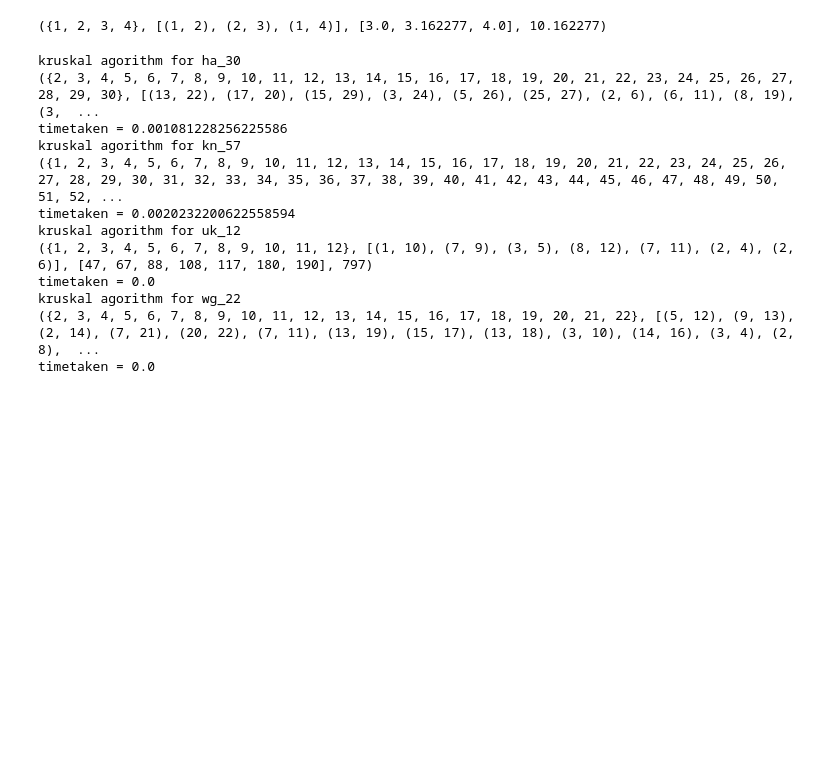
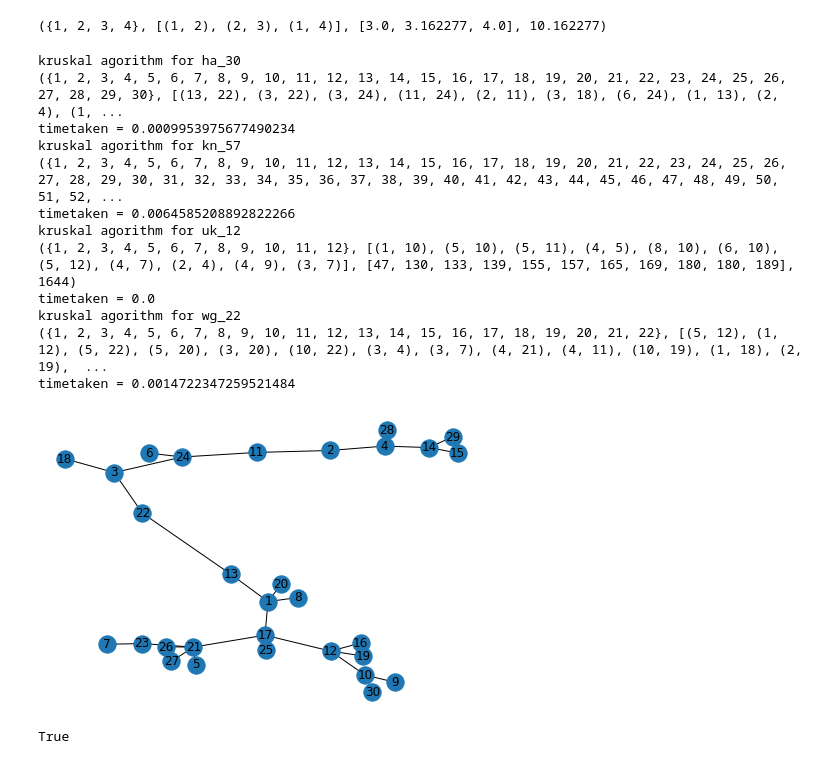
Before and after one commit to Pullabhatla/M2R, a Jupyter notebook: notebooks/kruskal2.ipynb, the cells around one changed output. Drawn from its saved outputs; the diff is of its cells as text; code cells hidden in the pictures; blank space fills up the shorter version.

Commit message:
kruskal fix and plot of minspan trees in kruskal2

```diff
--- a/notebooks/kruskal2.ipynb
+++ b/notebooks/kruskal2.ipynb
@@ -128,22 +128,36 @@ KGM = [MST(i) for i in GM_G]  # turn into MST objects where kruskals algorithm i
 lis = ['ha_30', 'kn_57', 'uk_12', 'wg_22']
 # %%
 #from time import
+kruskal_output = []
 for  i in range(4):
     print(f'kruskal agorithm for {lis[i]}')
     t0 = time()
-    print(KGM[i].kruskal())
+    b = KGM[i].kruskal()
+    kruskal_output.append(b)
+    print(b)
     t1 = time()
     print(f'timetaken = {t1 - t0}')
 # %% [output]
 kruskal agorithm for ha_30
-({2, 3, 4, 5, 6, 7, 8, 9, 10, 11, 12, 13, 14, 15, 16, 17, 18, 19, 20, 21, 22, 23, 24, 25, 26, 27, 28, 29, 30}, [(13, 22), (17, 20), (15, 29), (3, 24), (5, 26), (25, 27), (2, 6), (6, 11), (8, 19), (3,  ...
-timetaken = 0.001081228256225586
+({1, 2, 3, 4, 5, 6, 7, 8, 9, 10, 11, 12, 13, 14, 15, 16, 17, 18, 19, 20, 21, 22, 23, 24, 25, 26, 27, 28, 29, 30}, [(13, 22), (3, 22), (3, 24), (11, 24), (2, 11), (3, 18), (6, 24), (1, 13), (2, 4), (1, ...
+timetaken = 0.0009953975677490234
 kruskal agorithm for kn_57
 ({1, 2, 3, 4, 5, 6, 7, 8, 9, 10, 11, 12, 13, 14, 15, 16, 17, 18, 19, 20, 21, 22, 23, 24, 25, 26, 27, 28, 29, 30, 31, 32, 33, 34, 35, 36, 37, 38, 39, 40, 41, 42, 43, 44, 45, 46, 47, 48, 49, 50, 51, 52, ...
-timetaken = 0.0020232200622558594
+timetaken = 0.0064585208892822266
 kruskal agorithm for uk_12
-({1, 2, 3, 4, 5, 6, 7, 8, 9, 10, 11, 12}, [(1, 10), (7, 9), (3, 5), (8, 12), (7, 11), (2, 4), (2, 6)], [47, 67, 88, 108, 117, 180, 190], 797)
+({1, 2, 3, 4, 5, 6, 7, 8, 9, 10, 11, 12}, [(1, 10), (5, 10), (5, 11), (4, 5), (8, 10), (6, 10), (5, 12), (4, 7), (2, 4), (4, 9), (3, 7)], [47, 130, 133, 139, 155, 157, 165, 169, 180, 180, 189], 1644)
 timetaken = 0.0
 kruskal agorithm for wg_22
-({2, 3, 4, 5, 6, 7, 8, 9, 10, 11, 12, 13, 14, 15, 16, 17, 18, 19, 20, 21, 22}, [(5, 12), (9, 13), (2, 14), (7, 21), (20, 22), (7, 11), (13, 19), (15, 17), (13, 18), (3, 10), (14, 16), (3, 4), (2, 8),  ...
-timetaken = 0.0
+({1, 2, 3, 4, 5, 6, 7, 8, 9, 10, 11, 12, 13, 14, 15, 16, 17, 18, 19, 20, 21, 22}, [(5, 12), (1, 12), (5, 22), (5, 20), (3, 20), (10, 22), (3, 4), (3, 7), (4, 21), (4, 11), (10, 19), (1, 18), (2, 19),  ...
+timetaken = 0.0014722347259521484
+# %%
+min_span_tree_ha30 = Graph(kruskal_output[0][1], kruskal_output[0][2], directed=False)  # extract the edge list and corresponding distances
+min_span_tree_kn57 = Graph(kruskal_output[1][1], kruskal_output[1][2], directed=False)
+min_span_tree_uk12 = Graph(kruskal_output[2][1], kruskal_output[2][2], directed=False)
+min_span_tree_wg22 = Graph(kruskal_output[3][1], kruskal_output[3][2], directed=False)
+# %%
+min_span_tree_ha30.draw(directed=False)
+min_span_tree_ha30.connected()
+# %% [output]
+[figure, added]
+True
```
Also changed, not shown: parts of 3 cells of this notebook, 1 other file.
